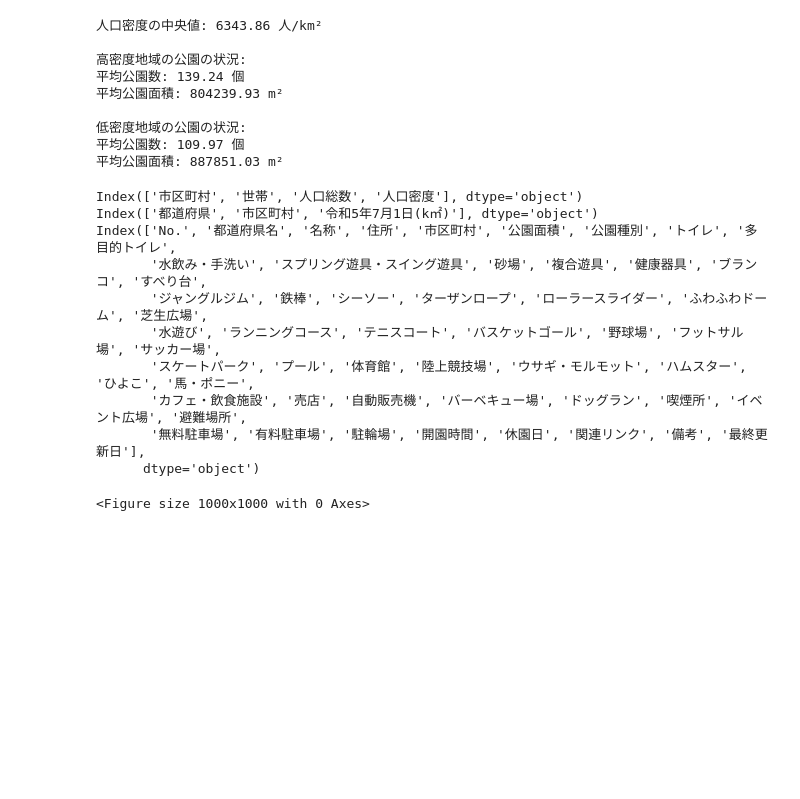
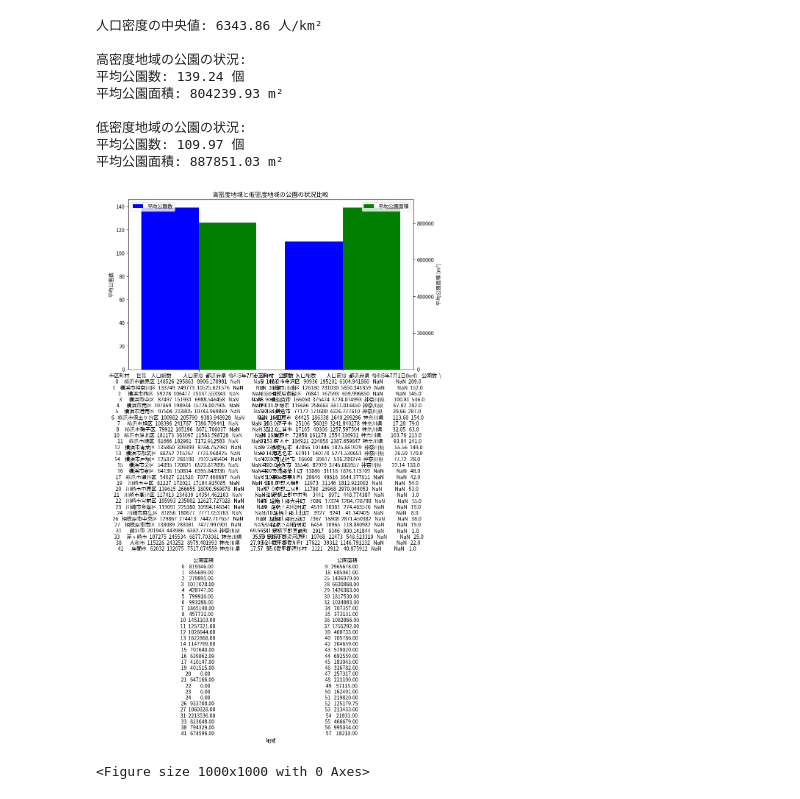
Before and after one commit to yasumasa718/park_data_intern, a Jupyter notebook: intern_kadai2.ipynb, the cells around one changed output. Drawn from its saved outputs; the diff is of its cells as text; code cells hidden in the pictures; blank space fills up the shorter version.

```diff
--- a/intern_kadai2.ipynb
+++ b/intern_kadai2.ipynb
@@ -291,21 +416,44 @@ print(f"平均公園面積: {low_density_parks_avg['公園面積']:.2f} m²")
 低密度地域の公園の状況:
 平均公園数: 109.97 個
 平均公園面積: 887851.03 m²
-# %%
-print(population_density.columns)
-print(administrative_area.columns)
-print(park_data.columns)
-# %% [output]
-Index(['市区町村', '世帯', '人口総数', '人口密度'], dtype='object')
-Index(['都道府県', '市区町村', '令和5年7月1日(k㎡)'], dtype='object')
-Index(['No.', '都道府県名', '名称', '住所', '市区町村', '公園面積', '公園種別', 'トイレ', '多目的トイレ',
-       '水飲み・手洗い', 'スプリング遊具・スイング遊具', '砂場', '複合遊具', '健康器具', 'ブランコ', 'すべり台',
-       'ジャングルジム', '鉄棒', 'シーソー', 'ターザンロープ', 'ローラースライダー', 'ふわふわドーム', '芝生広場',
-       '水遊び', 'ランニングコース', 'テニスコート', 'バスケットゴール', '野球場', 'フットサル場', 'サッカー場',
-       'スケートパーク', 'プール', '体育館', '陸上競技場', 'ウサギ・モルモット', 'ハムスター', 'ひよこ', '馬・ポニー',
-       'カフェ・飲食施設', '売店', '自動販売機', 'バーベキュー場', 'ドッグラン', '喫煙所', 'イベント広場', '避難場所',
-       '無料駐車場', '有料駐車場', '駐輪場', '開園時間', '休園日', '関連リンク', '備考', '最終更新日'],
-      dtype='object')
+# %%
+import matplotlib.pyplot as plt
+import numpy as np
+
+# 高密度地域と低密度地域の平均公園数と公園面積のデータを取得
+categories = [high_density_areas, low_density_areas]
+park_counts = [high_density_parks_avg['公園数'], low_density_parks_avg['公園数']]
+park_areas = [high_density_parks_avg['公園面積'], low_density_parks_avg['公園面積']]
+
+# x軸の位置を設定
+x = np.arange(len(categories))
+
+# グラフの作成
+fig, ax1 = plt.subplots(figsize=(10, 6))
+
+# 公園数の棒グラフ
+ax1.bar(x - 0.2, park_counts, 0.4, label='平均公園数', color='b')
+
+# 公園面積の棒グラフ
+ax2 = ax1.twinx()  # 共有x軸を持つ別のy軸を作成
+ax2.bar(x + 0.2, park_areas, 0.4, label='平均公園面積', color='g')
+
+# タイトルと軸ラベルの設定
+ax1.set_xlabel('地域')
+ax1.set_ylabel('平均公園数')
+ax2.set_ylabel('平均公園面積 (m²)')
+ax1.set_xticks(x)
+ax1.set_xticklabels(categories)
+plt.title('高密度地域と低密度地域の公園の状況比較')
+
+# 凡例の表示
+ax1.legend(loc='upper left')
+ax2.legend(loc='upper right')
+
+# グラフの表示
+plt.show()
+# %% [output]
+[figure, added]
 # %%
 import geopandas as gpd
 import matplotlib.pyplot as plt
```
Also changed, not shown: parts of 16 cells of this notebook.
